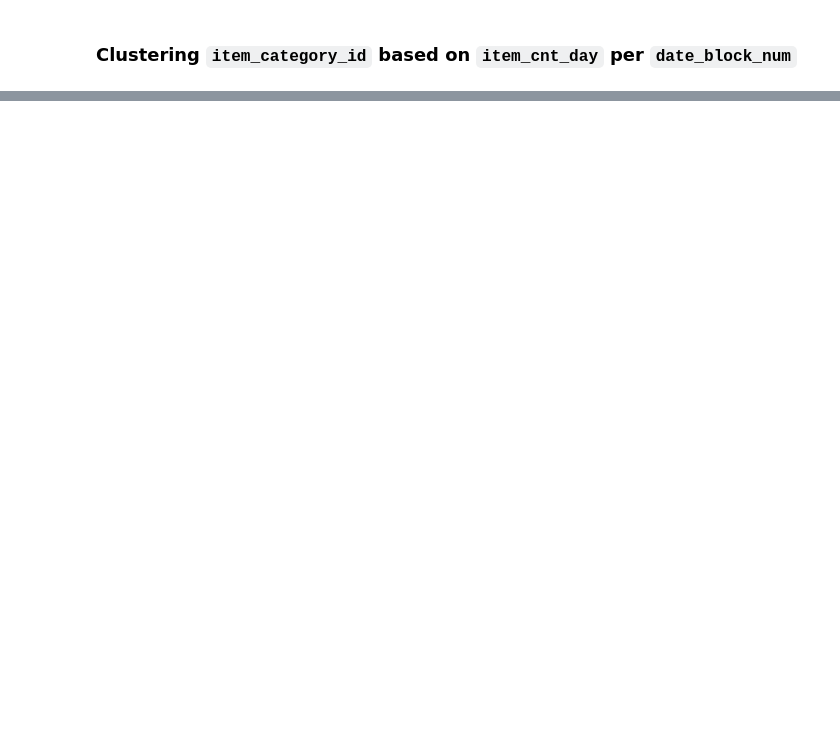
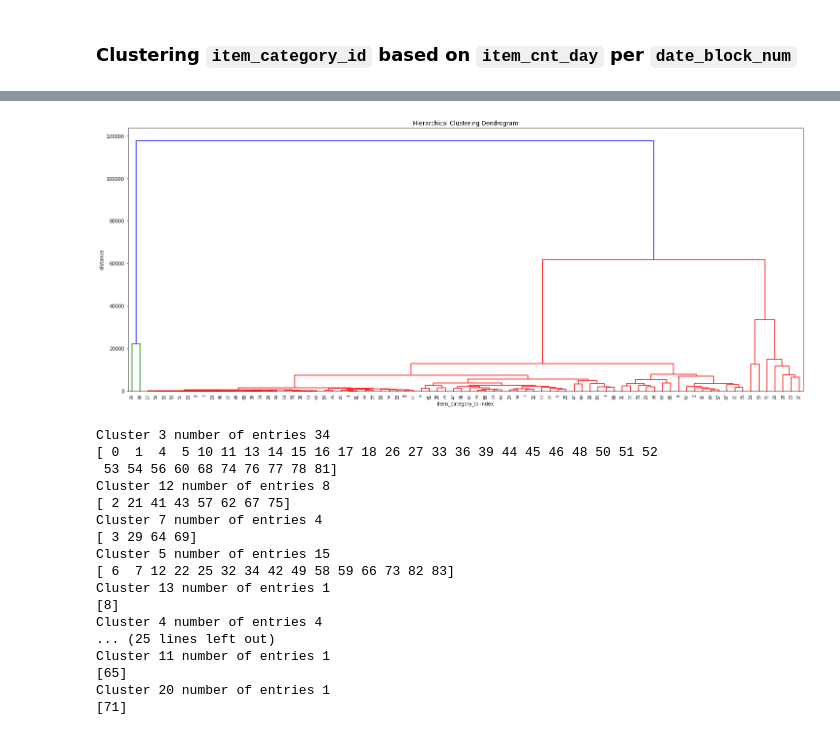
Before and after one commit to iamkrut/Predict-Future-Sales, a Jupyter notebook: Clustering.ipynb, the cells around one changed output, grey strips where cells are left out. Saved outputs shown, nothing was run; the diff lists cells and outputs as text; code cells hidden in the pictures; blank space fills up the shorter version.

```diff
--- a/Clustering.ipynb
+++ b/Clustering.ipynb
@@ -197,10 +217,10 @@ for cat_id in grouped_sales_train['item_category_id'].unique():
     cat_data_frame = cat_data_frame.set_index('date_block_num')
 
     # adding missing date_block_num indexes with NaN values
-    cat_data_frame = cat_data_frame.reindex(range(33))
+    cat_data_frame = cat_data_frame.reindex(range(34))
 
     # filling the NaN values
-    cat_data_frame = cat_data_frame.fillna((cat_data_frame.mean(), inplace=True))
+    cat_data_frame.fillna(cat_data_frame.mean(), inplace=True)
 
     # adding the preprocessed category item dataframe to the timeSeries dataframe
     cat_data_frame = [item_cnt[0] for item_cnt in cat_data_frame.values.tolist()]
@@ -211,34 +250,35 @@ cat_timeSeries
 # %%
 Z = hac.linkage(cat_timeSeries, method='complete', metric=DTWDistance)
 
 # Plot dendogram
 plt.figure(figsize=(25, 10))
 plt.title('Hierarchical Clustering Dendrogram')
 plt.xlabel('item_category_id index')
 plt.ylabel('distance')
 hac.dendrogram(
     Z,
     leaf_rotation=90.,  # rotates the x axis labels
     leaf_font_size=8.,  # font size for the x axis labels
 )
 plt.show()
 
-# retrieving clusters, k is the number of clusters we want
-from scipy.cluster.hierarchy import fcluster
-
-def print_clusters(timeSeries, Z, k, plot=False):
-    # k Number of clusters I'd like to extract
-    results = fcluster(Z, k, criterion='maxclust')
-
-    # check the results
-    s = pd.Series(results)
-    clusters = s.unique()
-
-    for c in clusters:
-        cluster_indeces = s[s==c].index
-        print("Cluster %d number of entries %d" % (c, len(cluster_indeces)))
-        if plot:
-            timeSeries.T.iloc[:,cluster_indeces].plot()
-            plt.show()
-
-print_clusters(cat_timeSeries, Z, 10, plot=False)
+print_clusters(cat_timeSeries, Z, 20, plot=False)
+# %% [output]
+[figure, added]
+Cluster 3 number of entries 34
+[ 0  1  4  5 10 11 13 14 15 16 17 18 26 27 33 36 39 44 45 46 48 50 51 52
+ 53 54 56 60 68 74 76 77 78 81]
+Cluster 12 number of entries 8
+[ 2 21 41 43 57 62 67 75]
+Cluster 7 number of entries 4
+[ 3 29 64 69]
+Cluster 5 number of entries 15
+[ 6  7 12 22 25 32 34 42 49 58 59 66 73 82 83]
+Cluster 13 number of entries 1
+[8]
+Cluster 4 number of entries 4
+... (25 lines left out)
+Cluster 11 number of entries 1
+[65]
+Cluster 20 number of entries 1
+[71]
```
Also changed, not shown: parts of 10 cells of this notebook.
